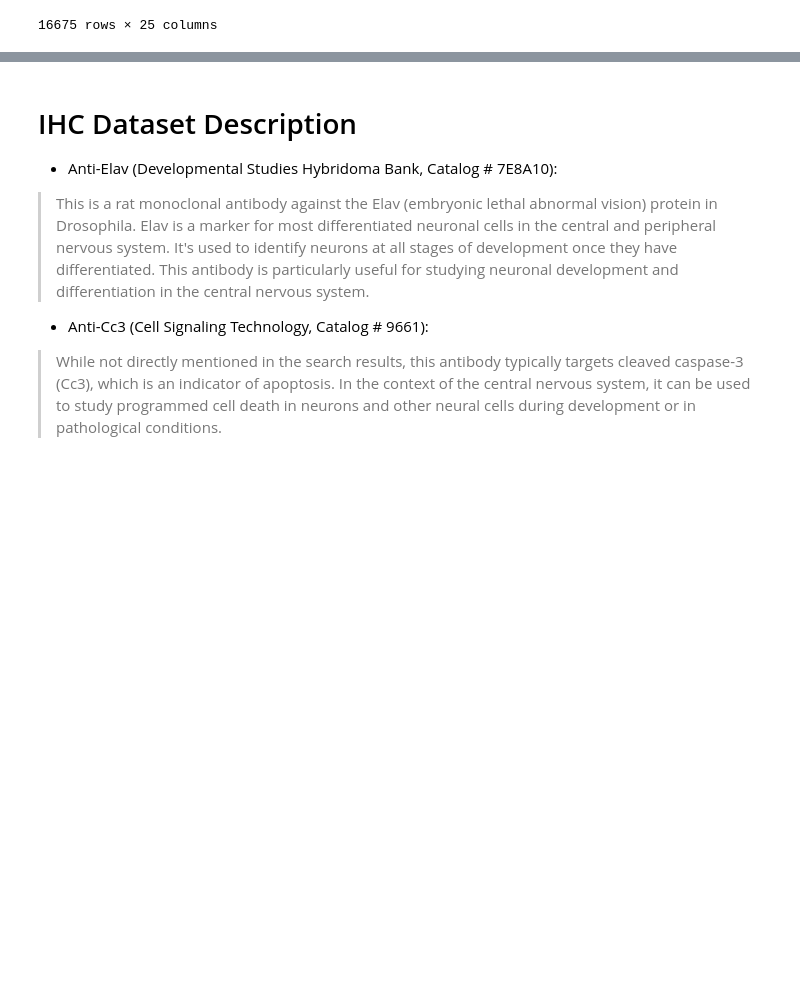
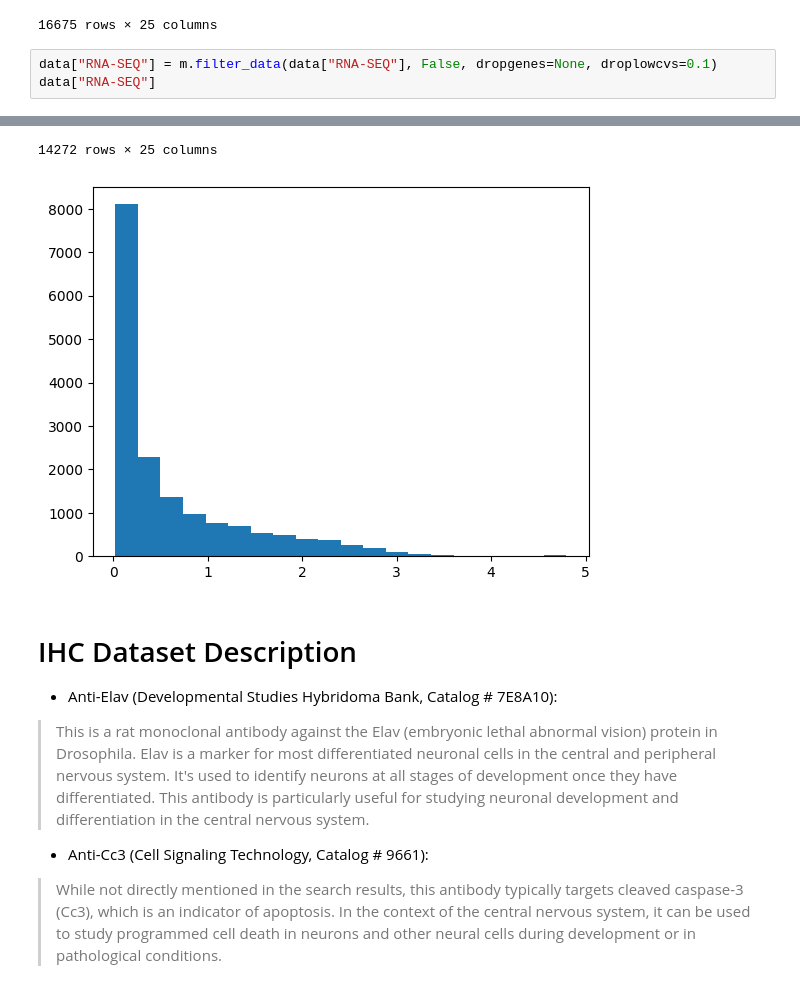
Before and after one commit to rohinsood/osdr-capstone-project, a Jupyter notebook: DataProcessing.ipynb, the cells around one changed output, grey strips where cells are left out. Cells and saved outputs as stored; diff of their text form; blank space fills up the shorter version.

```diff
--- a/DataProcessing.ipynb
+++ b/DataProcessing.ipynb
@@ -138,3 +143,7 @@ data["RNA-SEQ"].head(data["RNA-SEQ"].size)
 | 16673 | RR51475_transposable_element | 219.591935 | 189.546519 | 256.521685 | 307.164944 | 331.171984 | 214.531486 | 319.041196 | 388.738942 | 230.046175 | ... |
 | 16674 | RR51477_transposable_element | 13.899158 | 16.018844 | 7.447111 | 10.164972 | 4.813748 | 17.646249 | 2.238993 | 4.225253 | 5.611235 | ... |
 16675 rows × 25 columns
+# %%
+data["RNA-SEQ"] = m.filter_data(data["RNA-SEQ"], False, dropgenes=None, droplowcvs=0.1)
+data["RNA-SEQ"]
+# %% [output]
@@ -141,3 +162,5 @@ data["RNA-SEQ"].head(data["RNA-SEQ"].size)
+14272 rows × 25 columns
+[figure, added]
 # %% [markdown]
 # IHC Dataset Description
 - Anti-Elav (Developmental Studies Hybridoma Bank, Catalog # 7E8A10):
```
Also changed, not shown: parts of 5 cells of this notebook, 7 other files.
